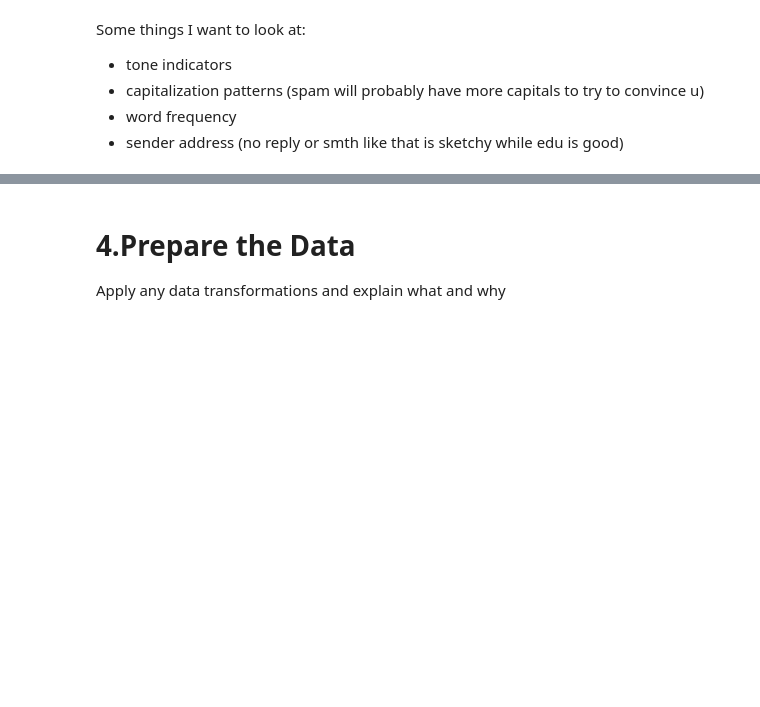
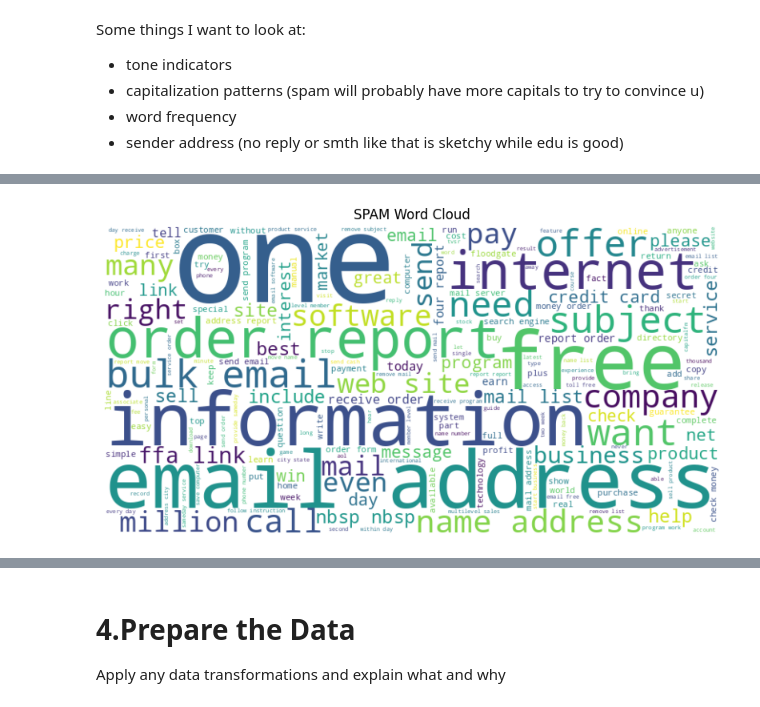
Before and after one commit to Kyra15/MachineLearningAHS, a Jupyter notebook: Project_4/Project_4.ipynb, the cells around one changed output, grey strips where cells are left out. Drawn from its saved outputs; the diff is of its cells as text; code cells hidden in the pictures; blank space fills up the shorter version.

```diff
--- a/Project_4/Project_4.ipynb
+++ b/Project_4/Project_4.ipynb
@@ -44,7 +44,9 @@ df.head()
 | 4 | 6-97msg1.txt | Subject: job announcement\n\njob ... |
 # %%
 spam_df = df[df['name'].str.startswith('spm')]
+spam_df = spam_df.copy()
 ham_df = df[~df.apply(tuple,1).isin(spam_df.apply(tuple,1))]
+ham_df = ham_df.copy()
 # %%
 print(spam_df.head())
 print(ham_df.head())
@@ -90,0 +94,23 @@ So far, the best thing I have found has been buying rates and the spikes at cert
+# %%
+from wordcloud import WordCloud
+import re
+from wordcloud import STOPWORDS
+
+text = ' '.join(spam_df['text'].astype(str).tolist())
+
+text = re.sub(r'[^A-Za-z\s]', '', text)
+
+text = text.lower()
+
+stopwords = set(STOPWORDS)
+text = ' '.join(word for word in text.split() if word not in stopwords and len(word) > 2)
+# %%
+wordcloud = WordCloud(width=800, height=400, background_color='white').generate(text)
+
+plt.figure(figsize=(10, 5))
+plt.imshow(wordcloud, interpolation='bilinear')
+plt.axis('off')
+plt.title("SPAM Word Cloud")
+plt.show()
+# %% [output]
+[figure, added]
```
Also changed, not shown: parts of 13 cells of this notebook, 2 other files.
